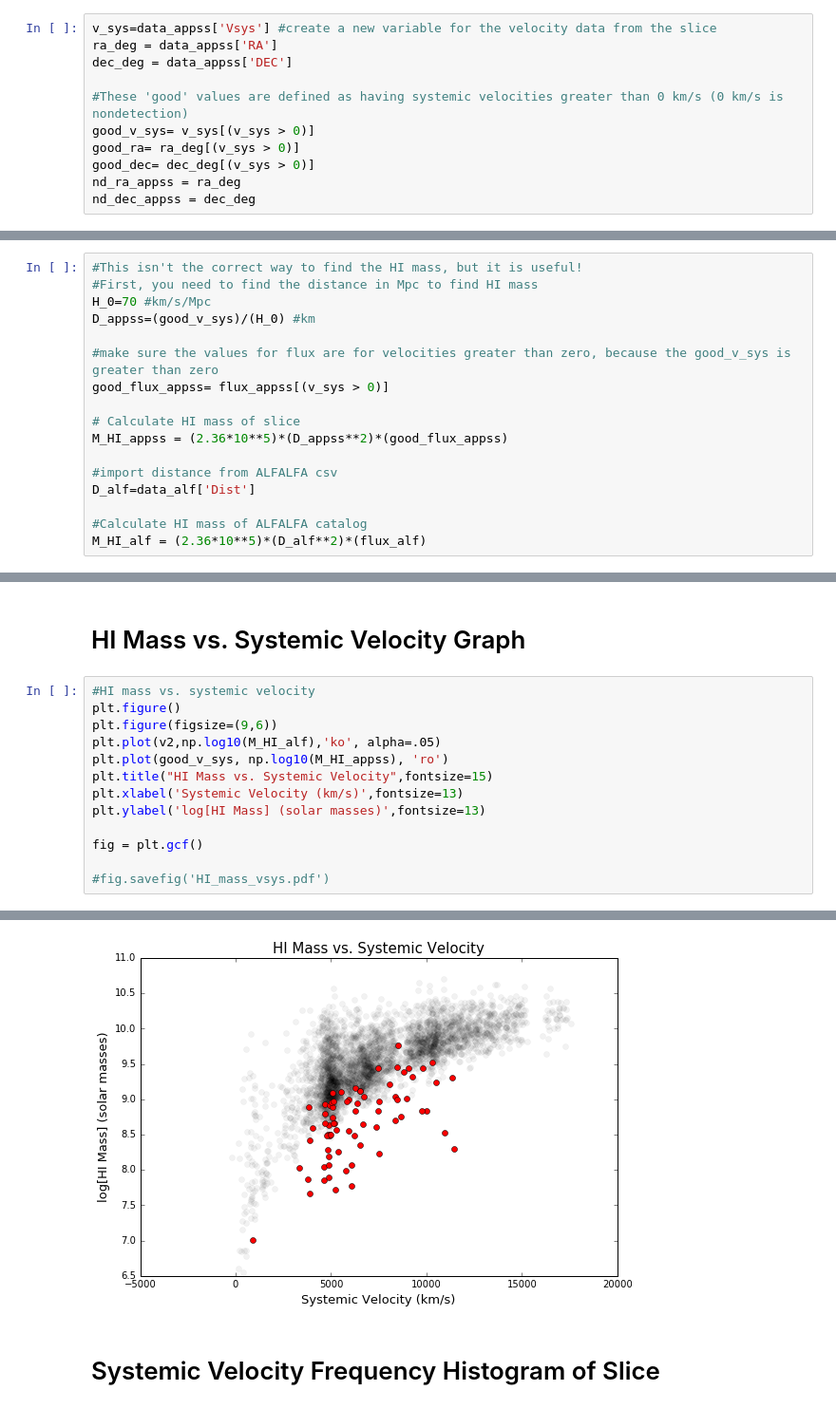
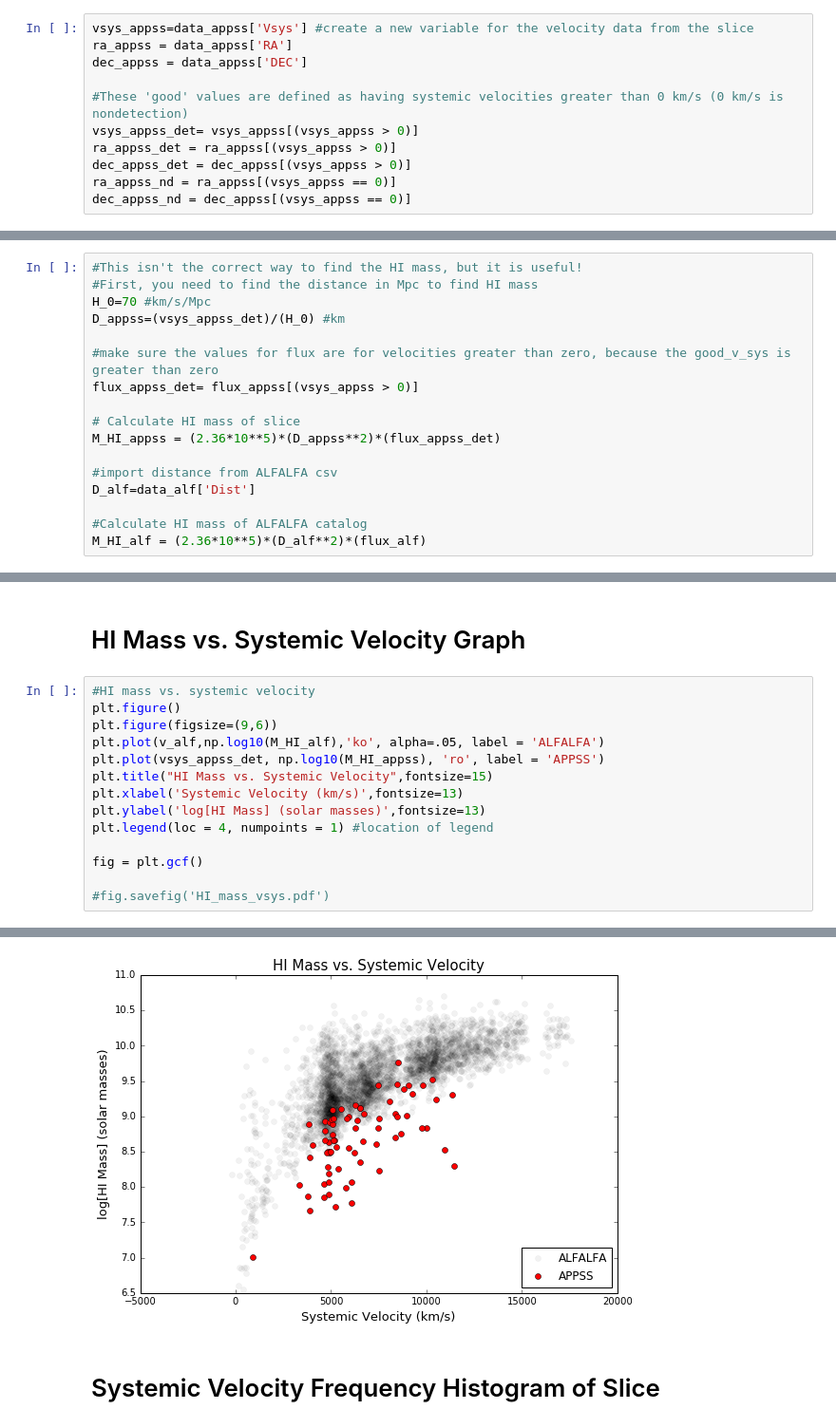
Before and after one commit to jsribaud/APPSS, a Jupyter notebook: Green_Bank_18.ipynb, the cells around one changed output, grey strips where cells are left out. Shown at 95% size. Cells and saved outputs as stored; diff of their text form.

```diff
--- a/Green_Bank_18.ipynb
+++ b/Green_Bank_18.ipynb
@@ -63,16 +63,16 @@ ascii.write(data_appss, 'filename.txt')
 # %% [markdown]
 # UAT APPSS Slice Detections and Nondetections
 # %%
-v_sys=data_appss['Vsys'] #create a new variable for the velocity data from the slice
-ra_deg = data_appss['RA']
-dec_deg = data_appss['DEC']
+vsys_appss=data_appss['Vsys'] #create a new variable for the velocity data from the slice
+ra_appss = data_appss['RA']
+dec_appss = data_appss['DEC']
 
 #These 'good' values are defined as having systemic velocities greater than 0 km/s (0 km/s is nondetection)
-good_v_sys= v_sys[(v_sys > 0)]
-good_ra= ra_deg[(v_sys > 0)]
-good_dec= dec_deg[(v_sys > 0)]
-nd_ra_appss = ra_deg
-nd_dec_appss = dec_deg
+vsys_appss_det= vsys_appss[(vsys_appss > 0)]
+ra_appss_det = ra_appss[(vsys_appss > 0)]
+dec_appss_det = dec_appss[(vsys_appss > 0)]
+ra_appss_nd = ra_appss[(vsys_appss == 0)]
+dec_appss_nd = dec_appss[(vsys_appss == 0)]
 # %%
 #plots the detections vs. nondetections of your slice as a scatter plot
 plt.figure(figsize=(15,5)) #this figsize gives the traditional RA vs DEC dimensions of a graph
@@ -235,13 +239,13 @@ fig = plt.gcf()
 #This isn't the correct way to find the HI mass, but it is useful!
 #First, you need to find the distance in Mpc to find HI mass
 H_0=70 #km/s/Mpc
-D_appss=(good_v_sys)/(H_0) #km
+D_appss=(vsys_appss_det)/(H_0) #km
 
 #make sure the values for flux are for velocities greater than zero, because the good_v_sys is greater than zero
-good_flux_appss= flux_appss[(v_sys > 0)]
+flux_appss_det= flux_appss[(vsys_appss > 0)]
 
 # Calculate HI mass of slice
-M_HI_appss = (2.36*10**5)*(D_appss**2)*(good_flux_appss)
+M_HI_appss = (2.36*10**5)*(D_appss**2)*(flux_appss_det)
 
 #import distance from ALFALFA csv
 D_alf=data_alf['Dist']
@@ -270,19 +277,20 @@ fig = plt.gcf()
 # %%
 #HI mass vs. systemic velocity
 plt.figure()
 plt.figure(figsize=(9,6))
-plt.plot(v2,np.log10(M_HI_alf),'ko', alpha=.05)
-plt.plot(good_v_sys, np.log10(M_HI_appss), 'ro')
+plt.plot(v_alf,np.log10(M_HI_alf),'ko', alpha=.05, label = 'ALFALFA')
+plt.plot(vsys_appss_det, np.log10(M_HI_appss), 'ro', label = 'APPSS')
 plt.title("HI Mass vs. Systemic Velocity",fontsize=15)
 plt.xlabel('Systemic Velocity (km/s)',fontsize=13)
 plt.ylabel('log[HI Mass] (solar masses)',fontsize=13)
+plt.legend(loc = 4, numpoints = 1) #location of legend
 
 fig = plt.gcf()
 
 #fig.savefig('HI_mass_vsys.pdf')
 # %% [output]
 <matplotlib.figure.Figure at 0x...>
-[figure, old version]
+[figure, new version]
 # %% [markdown]
 # Systemic Velocity Frequency Histogram of Slice
 # %%
```
Also changed, not shown: parts of 14 cells of this notebook.
